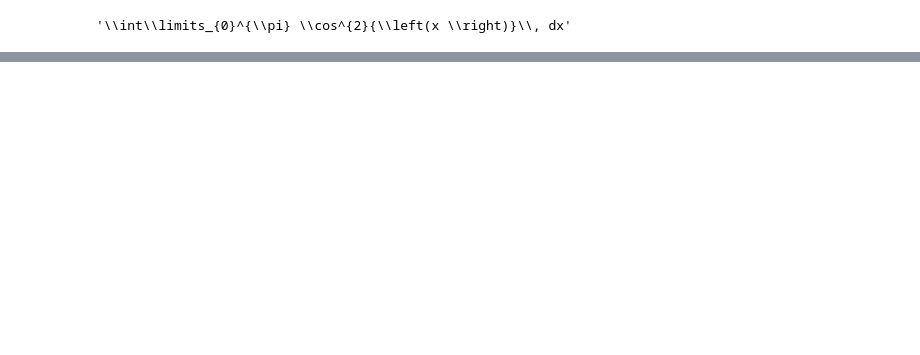
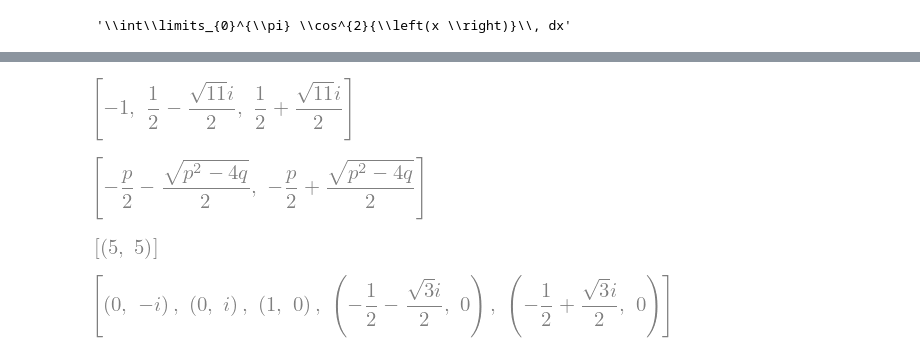
Before and after one commit to accuracy-maker/symbolic_ik, a Jupyter notebook: tutorial/sympy_tutorial.ipynb, the cells around one changed output, grey strips where cells are left out. Saved outputs shown, nothing was run; the diff lists cells and outputs as text; code cells hidden in the pictures; blank space fills up the shorter version.

```diff
--- a/tutorial/sympy_tutorial.ipynb
+++ b/tutorial/sympy_tutorial.ipynb
@@ -87,0 +113,19 @@ latex(Integral(cos(x)**2, (x, 0, pi)))
+# %%
+# solve polynomial equation
+solve(x**3 + 2*x + 3, x)
+# %% [output]
+[figure, added]
+# %%
+p = Symbol('p')
+q = Symbol('q')
+solve(x**2 + p*x + q, x)
+# %% [output]
+[figure, added]
+# %%
+solve_poly_system([y - x, x - 5], x, y)
+# %% [output]
+[figure, added]
+# %%
+solve_poly_system([y**2 - x**3 + 1, y*x], x, y)
+# %% [output]
+[figure, added]
```
Also changed, not shown: parts of 14 cells of this notebook.
